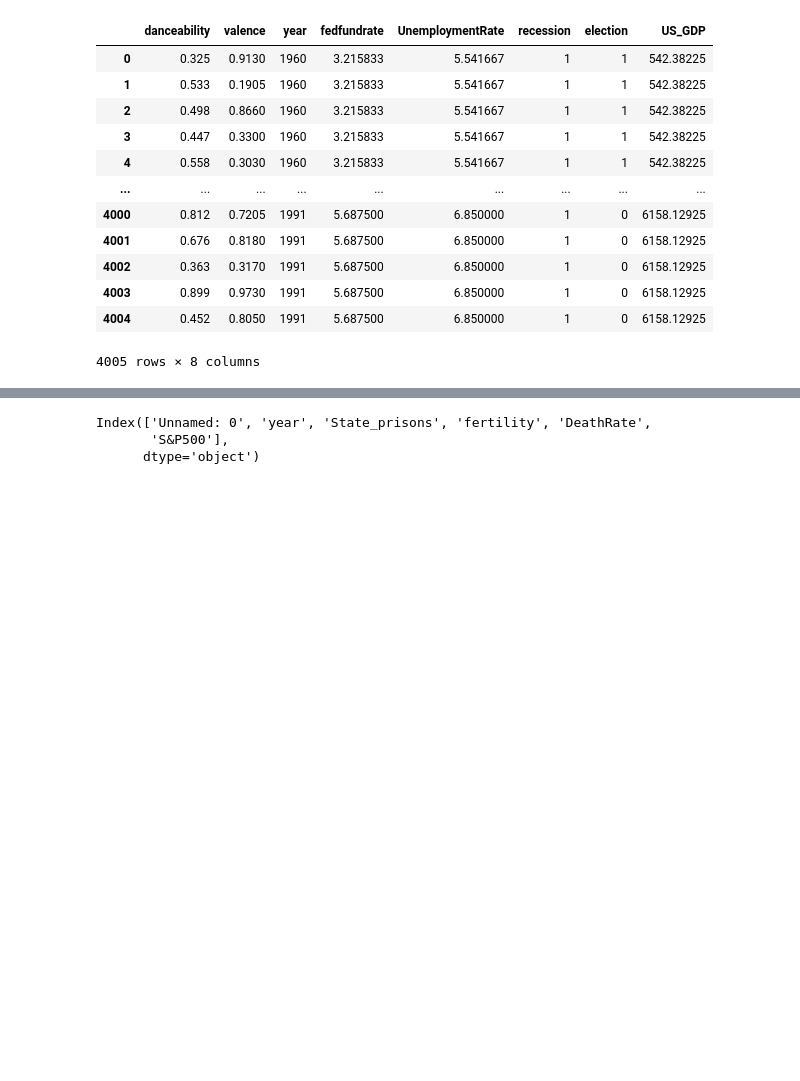
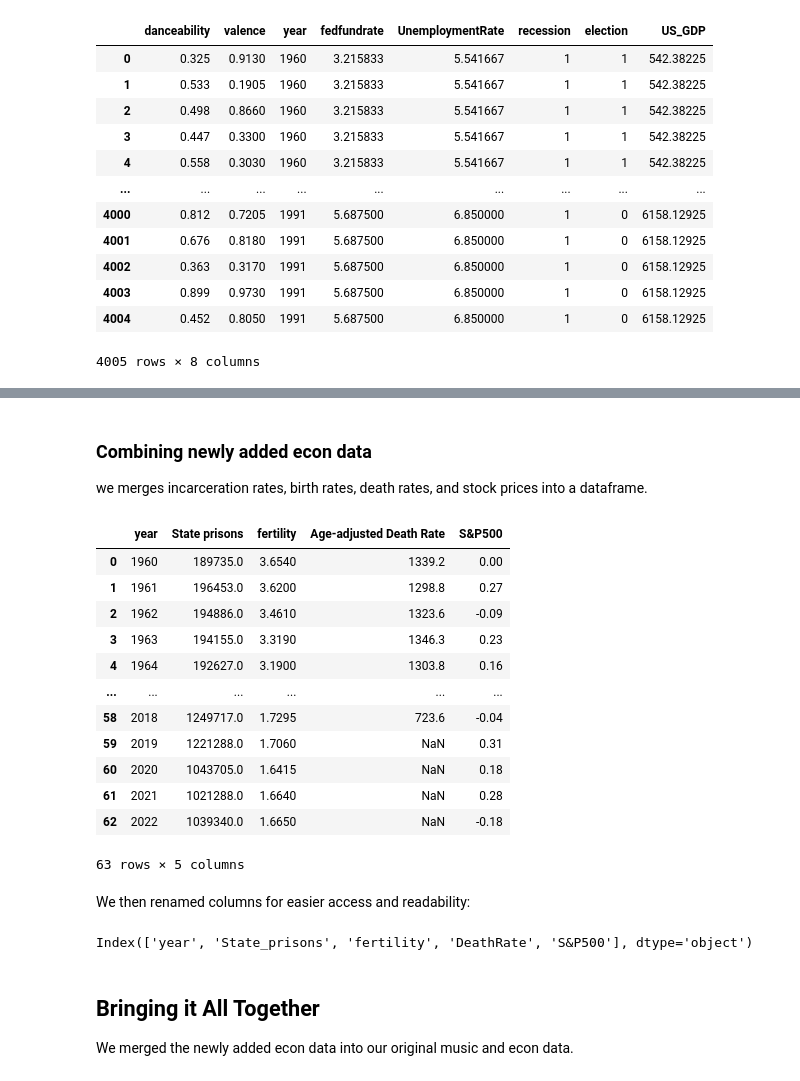
Before and after one commit to yp358/info2950-proj, a Jupyter notebook: final_cleaned_data.ipynb, the cells around one changed output, grey strips where cells are left out. Saved outputs shown, nothing was run; the diff lists cells and outputs as text; code cells hidden in the pictures; blank space fills up the shorter version.

Commit message:
finished cleaning econ data

```diff
--- a/final_cleaned_data.ipynb
+++ b/final_cleaned_data.ipynb
@@ -443,0 +400,12 @@ cleandata
+# %%
+incar = incar.transpose() #switch row and column
+incar.columns = incar.iloc[0] # Reset index
+incar = incar[1:]
+incar.columns = ['year', 'State prisons']
+incar['year'] = incar['year'].astype(int)
+incar['year'] = pd.to_datetime(incar['year'], format='%Y')
+incar['year'] = incar['year'].dt.year
+incar['State prisons'] = incar['State prisons'].astype(float)
+
+incar.reset_index(drop=True, inplace=True) # Reset the index
+incar.head()
@@ -443,0 +422,9 @@ cleandata
+# %%
+both_sexes = death[death['Sex'] == 'Both Sexes']
+death = both_sexes[['Year', 'Age-adjusted Death Rate']].copy()
+death['Age-adjusted Death Rate'] = death['Age-adjusted Death Rate'].str.replace(',', '').astype(float)
+death['Year'] = death['Year'].astype(int)
+death['Year'] = pd.to_datetime(death['Year'], format='%Y')
+death['Year'] = death['Year'].dt.year
+
+death.head(100)
@@ -443,0 +448,12 @@ cleandata
+# %%
+birth = birth[birth['Country Name'] ==
+'United States'][['Country Name', 'Indicator Name'] + [str(year) for year in range(1960, 2023)]]
+
+birth = birth.set_index(['Country Name', 'Indicator Name']).T.reset_index()
+birth.columns = ['year', 'fertility']
+birth['year'] = pd.to_datetime(birth['year'], format='%Y')
+birth['fertility'] = birth['fertility'].astype(float)
+birth['year'] = birth['year'].dt.year
+birth.to_csv('cleaned_birth_rate_us.csv', index=False)
+
+birth.head()
@@ -444,11 +467,41 @@ cleandata
+# %% [markdown]
+### Combining newly added econ data
+we merges incarceration rates, birth rates, death rates, and stock prices into a dataframe.
+# %%
+var = incar.merge(birth, how="left")
+death = death.rename(columns={'Year': 'year'})
+stocks = stocks.rename(columns={'Year': 'year'})
+
+var = var.merge(death, how="left")
+var = var.merge(stocks, how="left")
+var = var.drop_duplicates(subset='year', keep='first')
+var = var[35:].reset_index()
+var = var.drop('index', axis=1)
+var
+# %% [output]
+|  | year | State prisons | fertility | Age-adjusted Death Rate | S&P500 |
+| 0 | 1960 | 189735.0 | 3.6540 | 1339.2 | 0.00 |
+| 1 | 1961 | 196453.0 | 3.6200 | 1298.8 | 0.27 |
+| 2 | 1962 | 194886.0 | 3.4610 | 1323.6 | -0.09 |
+| 3 | 1963 | 194155.0 | 3.3190 | 1346.3 | 0.23 |
+| 4 | 1964 | 192627.0 | 3.1900 | 1303.8 | 0.16 |
+| ... | ... | ... | ... | ... | ... |
+| 58 | 2018 | 1249717.0 | 1.7295 | 723.6 | -0.04 |
+| 59 | 2019 | 1221288.0 | 1.7060 | NaN | 0.31 |
+| 60 | 2020 | 1043705.0 | 1.6415 | NaN | 0.18 |
+| 61 | 2021 | 1021288.0 | 1.6640 | NaN | 0.28 |
+| 62 | 2022 | 1039340.0 | 1.6650 | NaN | -0.18 |
+63 rows × 5 columns
+# %% [markdown]
+We then renamed columns for easier access and readability:
 # %%
-moreecondata.head()
-moreecondata.rename(columns={"State prisons": "State_prisons"}, inplace=True)
-moreecondata.rename(columns={"Age-adjusted Death Rate": "DeathRate"}, inplace=True)
-moreecondata.columns
+var.rename(columns={"State prisons": "State_prisons"}, inplace=True)
+var.rename(columns={"Age-adjusted Death Rate": "DeathRate"}, inplace=True)
+var.columns
 # %% [output]
-Index(['Unnamed: 0', 'year', 'State_prisons', 'fertility', 'DeathRate',
-       'S&P500'],
-      dtype='object')
+Index(['year', 'State_prisons', 'fertility', 'DeathRate', 'S&P500'], dtype='object')
+# %% [markdown]
+## Bringing it All Together
+We merged the newly added econ data into our original music and econ data.
 # %%
 cleandata = duckdb.sql("SELECT *\
```
Also changed, not shown: parts of 90 cells of this notebook, 6 other files.
